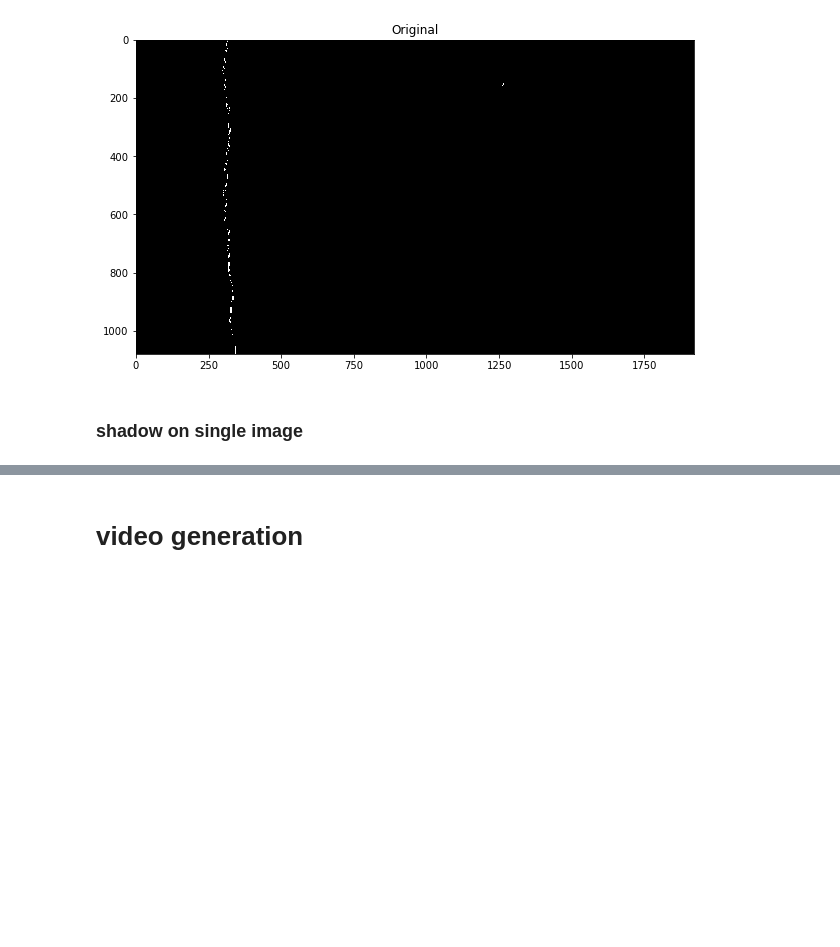
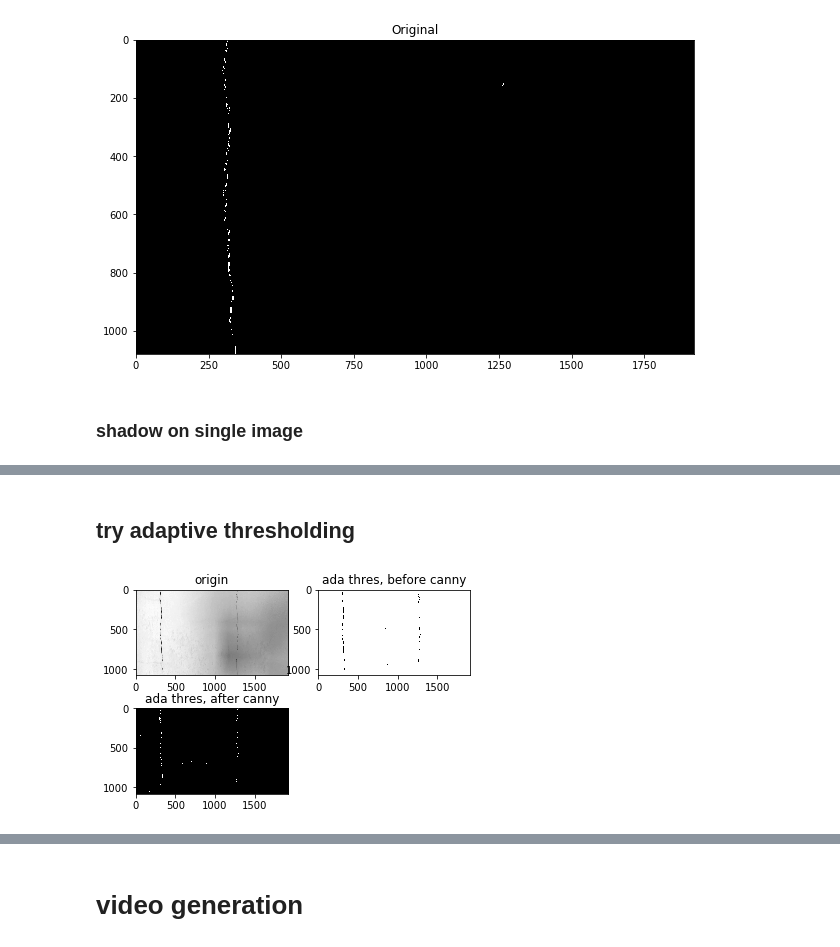
Before and after one commit to Gilliamwu/CV50035Repo, a Jupyter notebook: Sliding_video_gen.ipynb, the cells around one changed output, grey strips where cells are left out. Cells and saved outputs as stored; diff of their text form; code cells hidden in the pictures; blank space fills up the shorter version.

Commit message:
update, add adaptive thresholding

```diff
--- a/Sliding_video_gen.ipynb
+++ b/Sliding_video_gen.ipynb
@@ -284,0 +277,31 @@ Plotting...
+# %% [markdown]
+## try adaptive thresholding
+# %%
+
+PATH = "F:\\term7\\CV\\ProjectTrail\\VideoFrame\\"
+origin_img = PATH + "00165.jpg"
+origin = cv2.imread(origin_img)
+origin_img =  cv2.cvtColor(origin, cv2.COLOR_BGR2GRAY)
+adath = adaptiveThreshold(origin_img)
+
+from filters.bilateral import bilateral_canny
+bilateral_canny = bilateral_canny()
+frame_after_canny = bilateral_canny.canny_img(adath)
+
+
+plt.subplot(221)
+plt.imshow(origin_img, cmap='gray')
+plt.title('origin')
+
+
+plt.subplot(222)
+plt.imshow(adath, cmap='gray')
+plt.title('ada thres, before canny')
+
+
+plt.subplot(223)
+plt.imshow(frame_after_canny, cmap='gray')
+plt.title('ada thres, after canny')
+plt.show()
+# %% [output]
+[figure, added]
```
Also changed, not shown: parts of 23 cells of this notebook, 2 other files.
